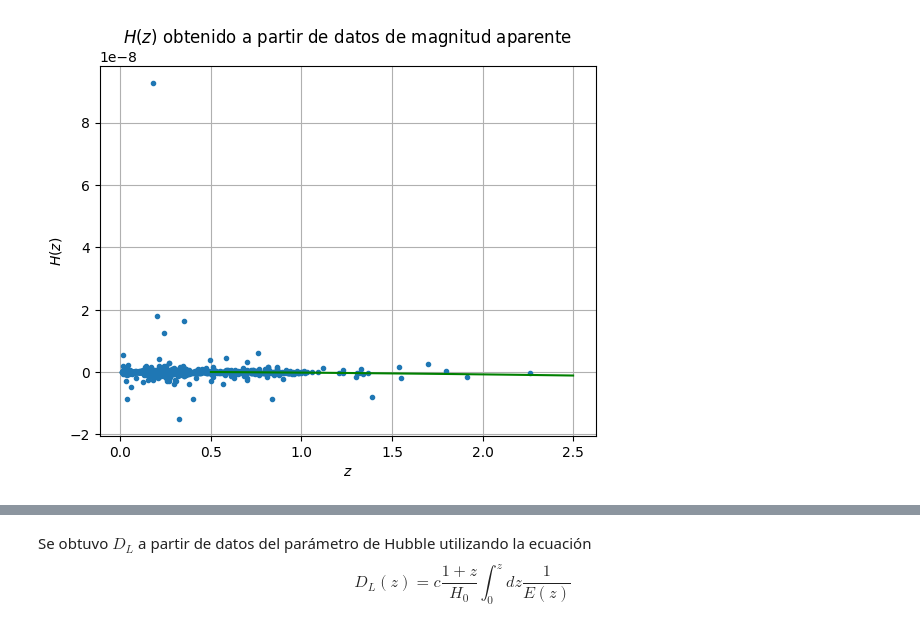
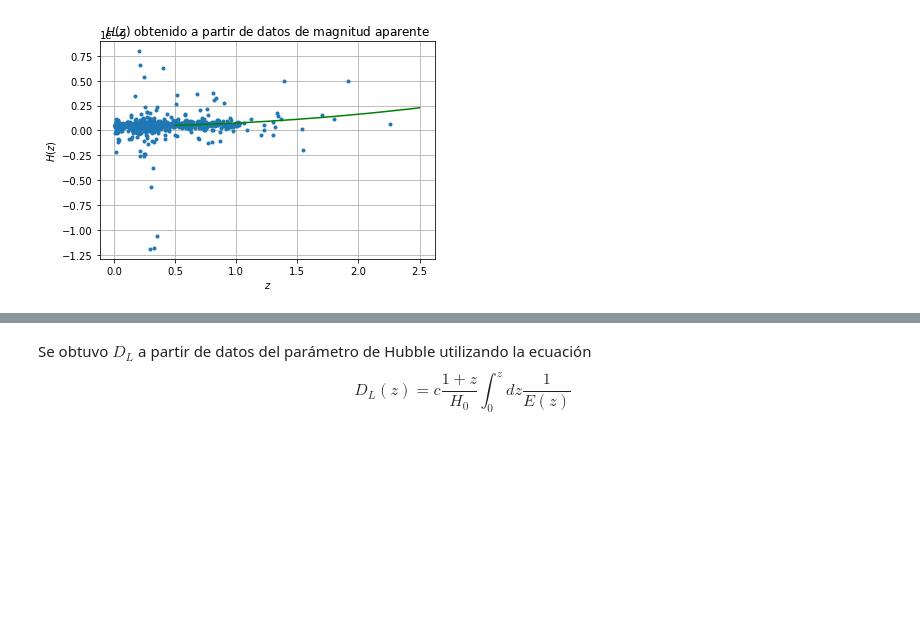
Before and after one commit to AntoCist/Practica_de_verano_2024, a Jupyter notebook: Semana1.ipynb, the cells around one changed output, grey strips where cells are left out. Cells and saved outputs as stored; diff of their text form; code cells hidden in the pictures; blank space fills up the shorter version.

```diff
--- a/Semana1.ipynb
+++ b/Semana1.ipynb
@@ -4,7 +4,7 @@ from scipy.integrate import solve_ivp
 import matplotlib.pyplot as plt
 import math
 
-f = open("C:/Users/antonia.cisternas/Desktop/lcparam_full_long.txt")
+f = open("C:/Users/antoc/Downloads/PortableGit/practica2024/lcparam_full_long.txt")
 #print(f.readlines())
 lineas = f.readlines()
 
@@ -79,36 +79,37 @@ func= np.zeros_like(D_L)
 for i in range(len(D_L)):
   func[i] = D_L[i]/(1+z_cmb[i])
 
 derivada = np.zeros_like(D_L)
 for i in range(len(D_L)-1):
-  derivada[i] = (func[i+1] - func[i]) / (2 * z_cmb[i])
+  derivada[i] = (func[i+1] - func[i]) / (2 * (z_cmb[i+1]- z_cmb[i]))
 
 
 #c en mpc/s??
 c= 9.71*(10**-8)
 H_DL = np.zeros_like(D_L)
 for i in range(len(D_L)):
   if derivada[i] == 0:
     H_DL[i]=0
   else:
     H_DL[i] = c * (1/derivada[i])
 
+#Sacándole el
 for i in range(len(D_L)-1):
-  if H_DL[i] >= 1 * (10**8):
+  if H_DL[i] >= 1 * (10**-9):
     H_DL[i] = 0
 
 plt.plot(z_cmb, H_DL, '.')
 model5 = np.poly1d(np.polyfit(z_cmb, H_DL, 2))
 polyline5 = np.linspace(0.5, 2.5, 50)
 plt.plot(polyline5, model5(polyline5), color='green', label = 'Ajuste polinomial de orden 2')
 
 plt.xlabel('$ z $')
 plt.ylabel('$ H(z)$')
 plt.title('$H(z)$ obtenido a partir de datos de magnitud aparente')
 plt.grid(True)
 plt.show()
 # %% [output]
-[figure, old version]
+[figure, new version]
 # %%
 # Ajustar modelo polinomial grado 4
 model = np.poly1d(np.polyfit(z_cmb, m_b, 2))
```
Also changed, not shown: parts of 7 cells of this notebook.
